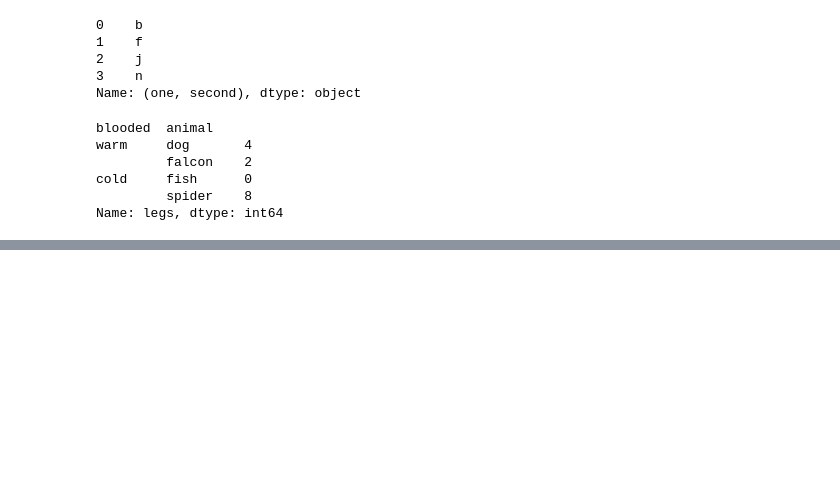
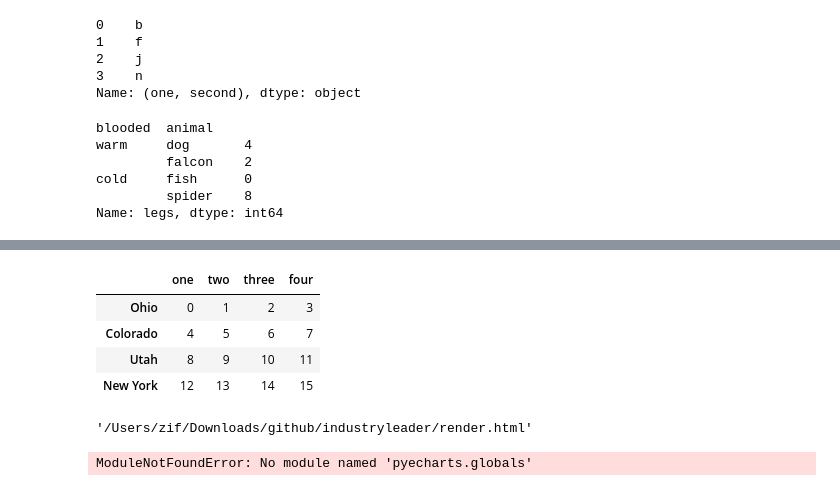
Before and after one commit to ifcheung2012/industryleader, a Jupyter notebook: statics.ipynb, the cells around one changed output, grey strips where cells are left out. Cells and saved outputs as stored; diff of their text form; code cells hidden in the pictures; blank space fills up the shorter version.

```diff
--- a/statics.ipynb
+++ b/statics.ipynb
@@ -117,0 +329,34 @@ Name: legs, dtype: int64
+# %%
+index = ['Ohio','Colorado','Utah','New York']
+column = ['one','two','three','four']
+df = pd.DataFrame(np.arange(16).reshape(4,4),index=index,columns=column)
+df
+# %% [output]
+|  | one | two | three | four |
+| Ohio | 0 | 1 | 2 | 3 |
+| Colorado | 4 | 5 | 6 | 7 |
+| Utah | 8 | 9 | 10 | 11 |
+| New York | 12 | 13 | 14 | 15 |
+# %%
+from pyecharts.charts import Bar
+from pyecharts import options as opts
+
+# V1 版本开始支持链式调用
+bar = (
+    Bar()
+    .add_xaxis(["衬衫", "毛衣", "领带", "裤子", "风衣", "高跟鞋", "袜子"])
+    .add_yaxis("商家A", [114, 55, 27, 101, 125, 27, 105])
+    .add_yaxis("商家B", [57, 134, 137, 129, 145, 60, 49])
+    .set_global_opts(title_opts=opts.TitleOpts(title="某商场销售情况"))
+)
+bar.render()
+
+# 不习惯链式调用的开发者依旧可以单独调用方法
+bar = Bar()
+bar.add_xaxis(["衬衫", "毛衣", "领带", "裤子", "风衣", "高跟鞋", "袜子"])
+bar.add_yaxis("商家A", [114, 55, 27, 101, 125, 27, 105])
+bar.add_yaxis("商家B", [57, 134, 137, 129, 145, 60, 49])
+bar.set_global_opts(title_opts=opts.TitleOpts(title="某商场销售情况"))
+bar.render()
+# %% [output]
+'/Users/zif/Downloads/github/industryleader/render.html'
@@ -117,0 +368,15 @@ Name: legs, dtype: int64
+# %%
+from pyecharts import Bar
+from pyecharts.globals import CurrentConfig, NotebookType
+
+CurrentConfig.NOTEBOOK_TYPE = NotebookType.JUPYTER_LAB
+
+bar =Bar("我的第一个图表", "这里是副标题") #标题
+bar.add("服装", #标签
+  ["衬衫", "羊毛衫", "雪纺衫", "裤子", "高跟鞋", "袜子"],#x坐标
+  [5, 20, 36, 10, 75, 90]) #y坐标
+# is_more_utils = True #显示右侧的工具栏
+# bar.show_config() # 打印所有参数
+bar._render_notebook_component_()
+# %% [output]
+ModuleNotFoundError: No module named 'pyecharts.globals'
```
Also changed, not shown: parts of 3 cells of this notebook, 10 other files.
